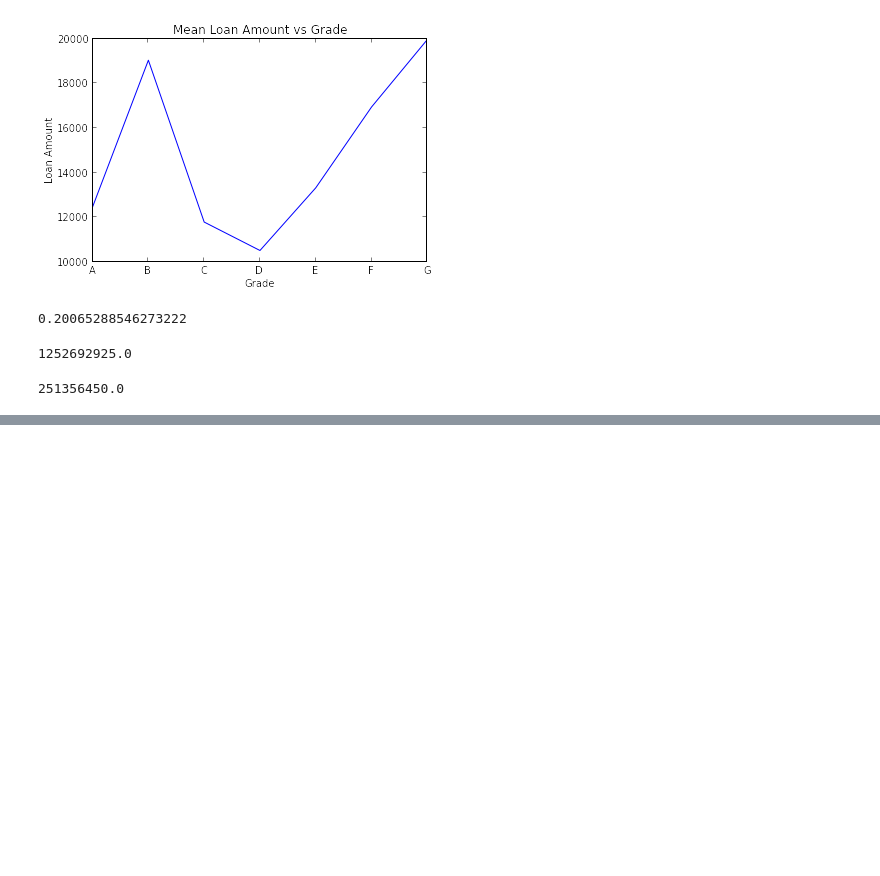
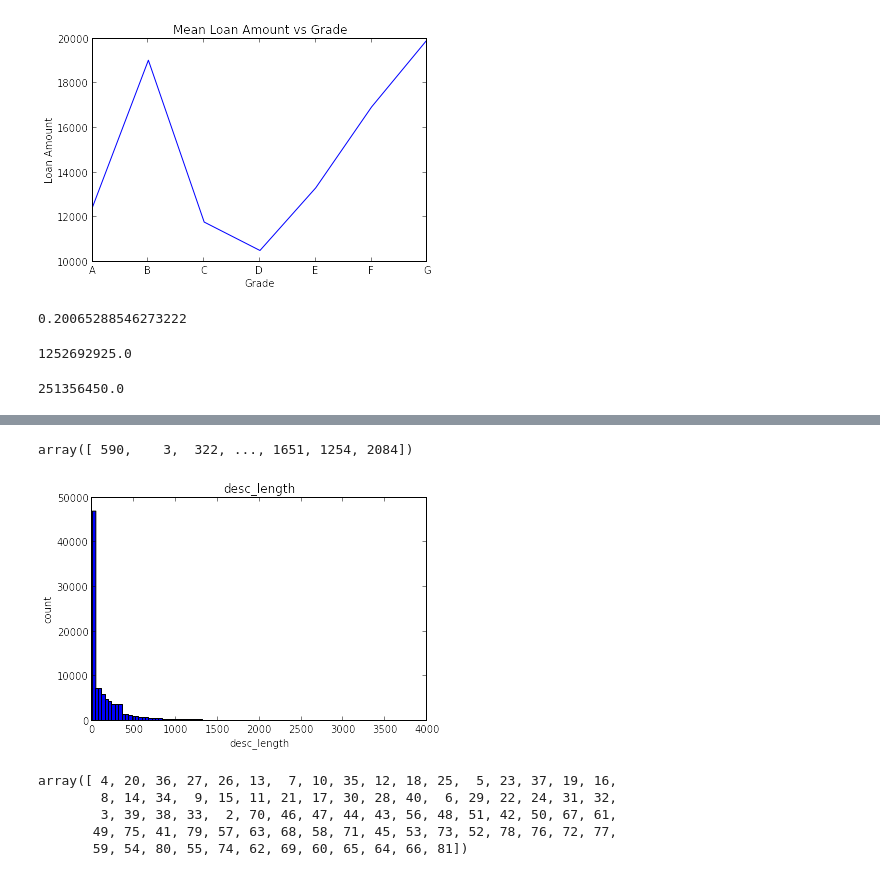
Before and after one commit to abradle2/LendingLounge, a Jupyter notebook: data_visualization.ipynb, the cells around one changed output, grey strips where cells are left out. Saved outputs shown, nothing was run; the diff lists cells and outputs as text; code cells hidden in the pictures; blank space fills up the shorter version.

```diff
--- a/data_visualization.ipynb
+++ b/data_visualization.ipynb
@@ -373,0 +436,23 @@ default_money
+# %%
+loanData['desc_length'] = [len(str(x)) for x in loanData['desc']]
+# %%
+loanData['desc_length'].unique()
+# %% [output]
+array([ 590,    3,  322, ..., 1651, 1254, 2084])
+# %%
+plt.hist(loanData['desc_length'], bins=100)
+plt.title('desc_length')
+plt.xlabel('desc_length')
+plt.ylabel('count')
+plt.show()
+# %% [output]
+[figure, added]
+# %%
+loanData['title_length'] = [len(str(x)) for x in loanData['title']]
+loanData['title_length'].unique()
+# %% [output]
+array([ 4, 20, 36, 27, 26, 13,  7, 10, 35, 12, 18, 25,  5, 23, 37, 19, 16,
+        8, 14, 34,  9, 15, 11, 21, 17, 30, 28, 40,  6, 29, 22, 24, 31, 32,
+        3, 39, 38, 33,  2, 70, 46, 47, 44, 43, 56, 48, 51, 42, 50, 67, 61,
+       49, 75, 41, 79, 57, 63, 68, 58, 71, 45, 53, 73, 52, 78, 76, 72, 77,
+       59, 54, 80, 55, 74, 62, 69, 60, 65, 64, 66, 81])
```
Also changed, not shown: parts of 25 cells of this notebook, 14 other files.
